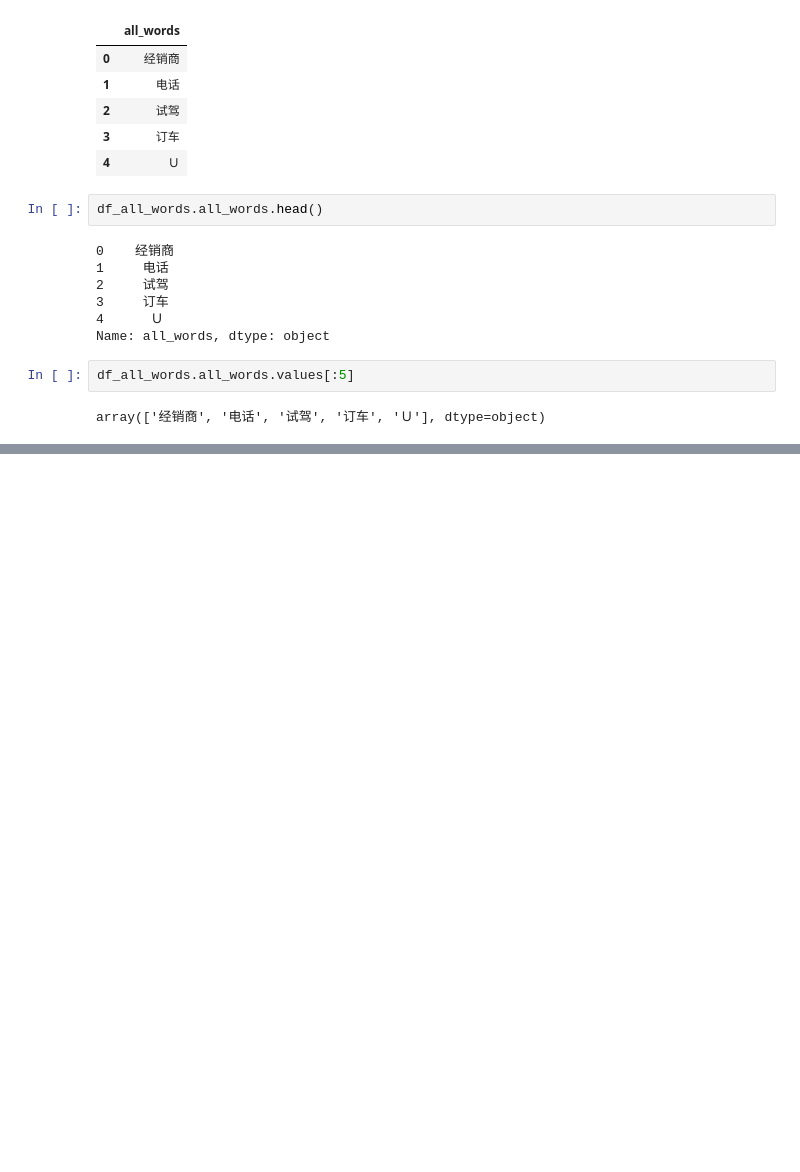
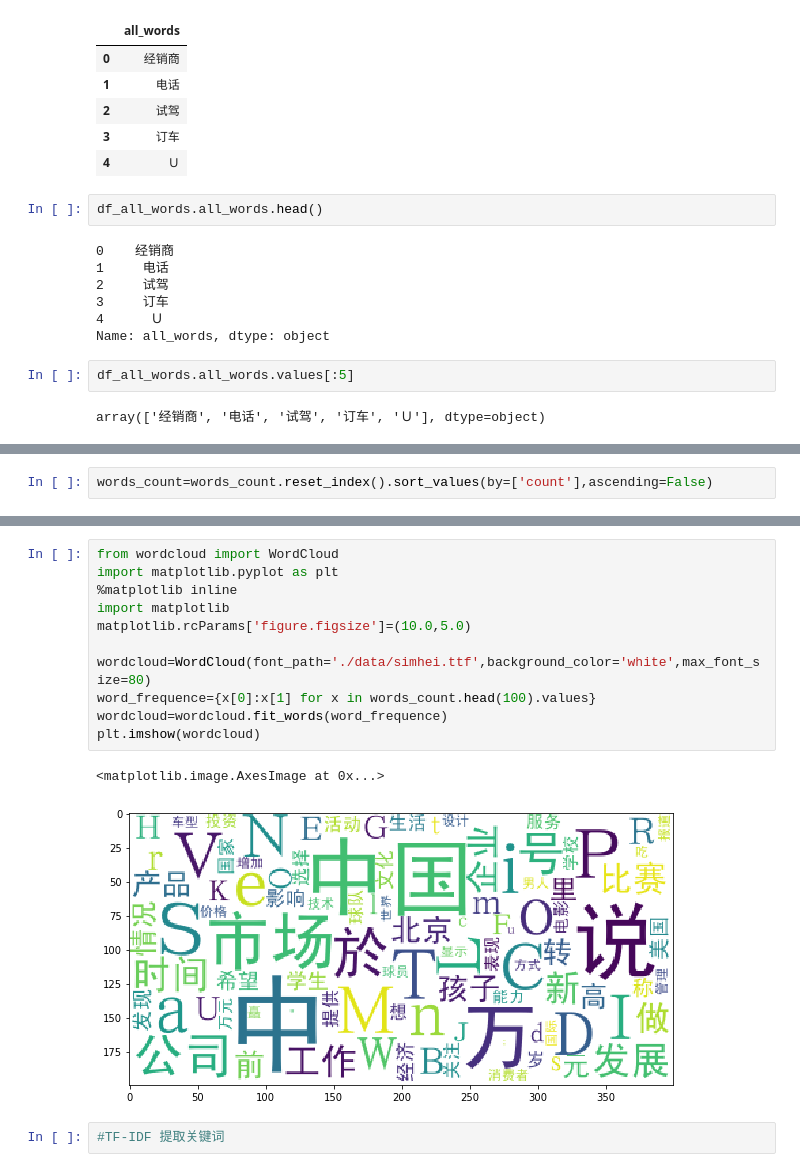
Before and after one commit to lixixi89055465/py_stu, a Jupyter notebook: tangyudi/配套案例/贝叶斯/news_C.ipynb, the cells around one changed output, grey strips where cells are left out. Saved outputs shown, nothing was run; the diff lists cells and outputs as text; blank space fills up the shorter version.

```diff
--- a/tangyudi/配套案例/贝叶斯/news_C.ipynb
+++ b/tangyudi/配套案例/贝叶斯/news_C.ipynb
@@ -179,0 +185,2 @@ SpecificationError: nested renamer is not supported
+# %%
+words_count=words_count.reset_index().sort_values(by=['count'],ascending=False)
@@ -179,0 +196,16 @@ SpecificationError: nested renamer is not supported
+# %%
+from wordcloud import WordCloud
+import matplotlib.pyplot as plt
+%matplotlib inline
+import matplotlib
+matplotlib.rcParams['figure.figsize']=(10.0,5.0)
+
+wordcloud=WordCloud(font_path='./data/simhei.ttf',background_color='white',max_font_size=80)
+word_frequence={x[0]:x[1] for x in words_count.head(100).values}
+wordcloud=wordcloud.fit_words(word_frequence)
+plt.imshow(wordcloud)
+# %% [output]
+<matplotlib.image.AxesImage at 0x...>
+[figure, added]
+# %%
+#TF-IDF 提取关键词
```
Also changed, not shown: parts of 38 cells of this notebook.
